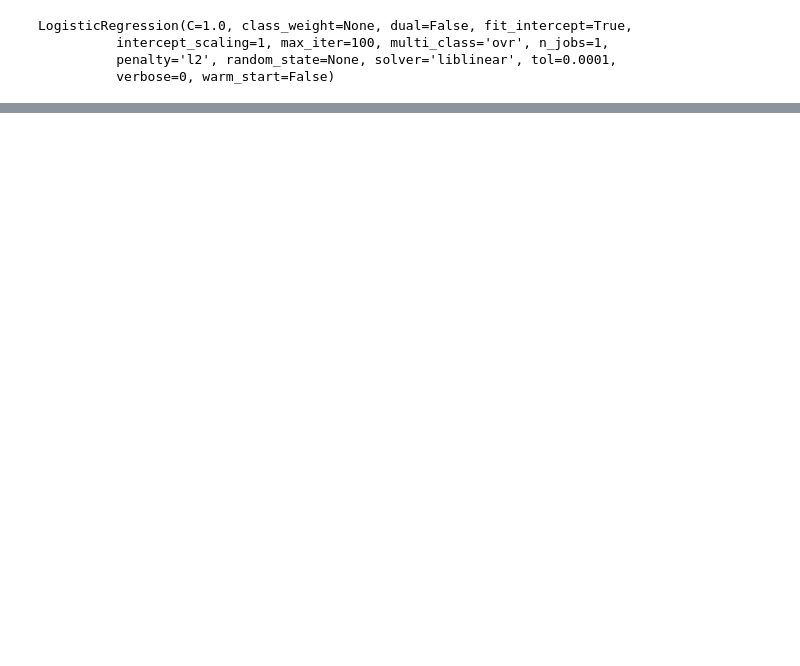
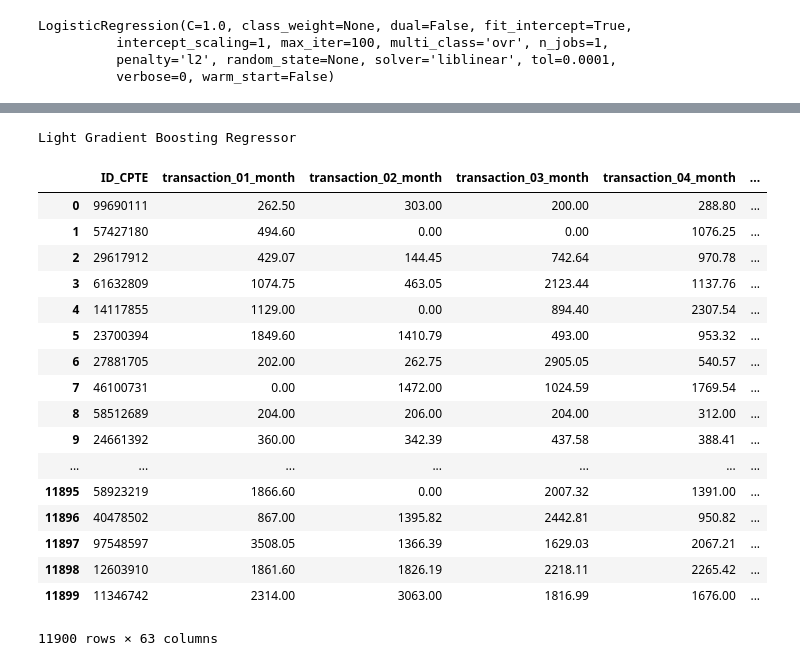
Before and after one commit to tonytontian/Data_Cup_Hello_Team, a Jupyter notebook: code/baseline.ipynb, the cells around one changed output, grey strips where cells are left out. Saved outputs shown, nothing was run; the diff lists cells and outputs as text; code cells hidden in the pictures; blank space fills up the shorter version.

```diff
--- a/code/baseline.ipynb
+++ b/code/baseline.ipynb
@@ -408,0 +574,5 @@ roc_auc_score(predict, y_test)
+# %%
+from sklearn.linear_model import LinearRegression
+clf = LogisticRegression()
+# %%
+log_oof_train, log_oof_test = get_oof(clf, training_X, training_y, test_X)
@@ -408,0 +586,2 @@ roc_auc_score(predict, y_test)
+# %%
+processed_data['log_result'] = np.concatenate([log_oof_train, log_oof_test])
@@ -408,0 +599,42 @@ roc_auc_score(predict, y_test)
+# %%
+print("Light Gradient Boosting Regressor")
+lgbm_params =  {
+    'task': 'train',
+    'boosting_type': 'gbdt',
+    'objective': 'regression',
+    'metric': 'rmse',
+    # 'max_depth': 15,
+    'num_leaves': 270,
+    'feature_fraction': 0.5,
+    'bagging_fraction': 0.75,
+    'bagging_freq': 2,
+    'learning_rate': 0.0175,
+    'verbose': 0
+}
+# %% [output]
+Light Gradient Boosting Regressor
+# %%
+X = processed_data.loc[train_index].reset_index()
+y = performance_training
+# %%
+tmp = X.merge(y[['ID_CPTE', 'Default']], on='ID_CPTE')
+X = tmp[X]
+# %% [output]
+|  | ID_CPTE | transaction_01_month | transaction_02_month | transaction_03_month | transaction_04_month | ... |
+| 0 | 99690111 | 262.50 | 303.00 | 200.00 | 288.80 | ... |
+| 1 | 57427180 | 494.60 | 0.00 | 0.00 | 1076.25 | ... |
+| 2 | 29617912 | 429.07 | 144.45 | 742.64 | 970.78 | ... |
+| 3 | 61632809 | 1074.75 | 463.05 | 2123.44 | 1137.76 | ... |
+| 4 | 14117855 | 1129.00 | 0.00 | 894.40 | 2307.54 | ... |
+| 5 | 23700394 | 1849.60 | 1410.79 | 493.00 | 953.32 | ... |
+| 6 | 27881705 | 202.00 | 262.75 | 2905.05 | 540.57 | ... |
+| 7 | 46100731 | 0.00 | 1472.00 | 1024.59 | 1769.54 | ... |
+| 8 | 58512689 | 204.00 | 206.00 | 204.00 | 312.00 | ... |
+| 9 | 24661392 | 360.00 | 342.39 | 437.58 | 388.41 | ... |
+| ... | ... | ... | ... | ... | ... | ... |
+| 11895 | 58923219 | 1866.60 | 0.00 | 2007.32 | 1391.00 | ... |
+| 11896 | 40478502 | 867.00 | 1395.82 | 2442.81 | 950.82 | ... |
+| 11897 | 97548597 | 3508.05 | 1366.39 | 1629.03 | 2067.21 | ... |
+| 11898 | 12603910 | 1861.60 | 1826.19 | 2218.11 | 2265.42 | ... |
+| 11899 | 11346742 | 2314.00 | 3063.00 | 1816.99 | 1676.00 | ... |
+11900 rows × 63 columns
```
Also changed, not shown: parts of 57 cells of this notebook.
